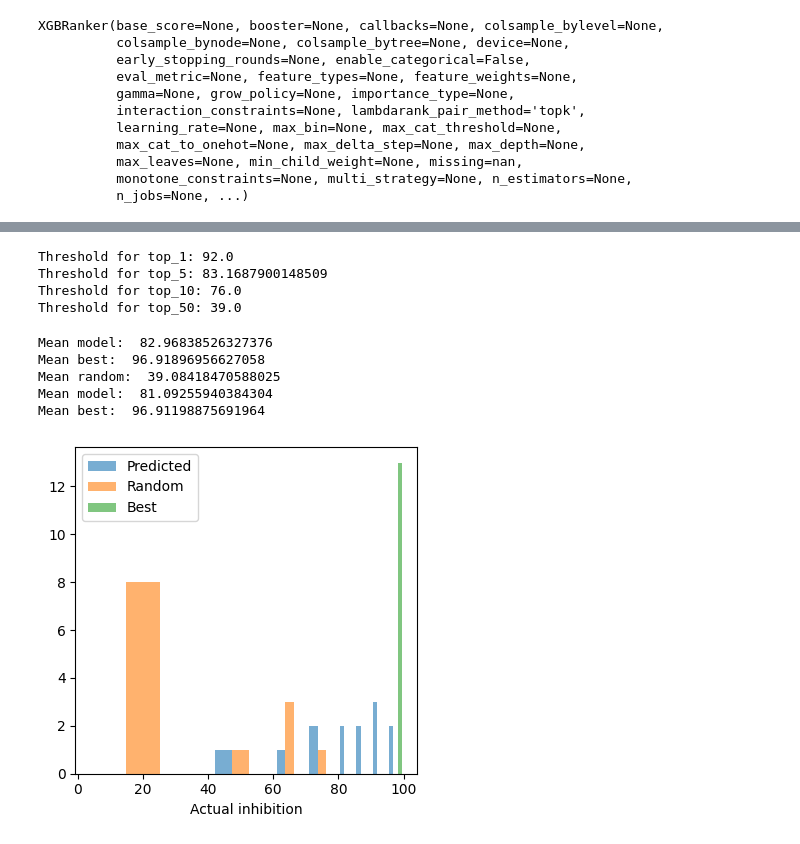
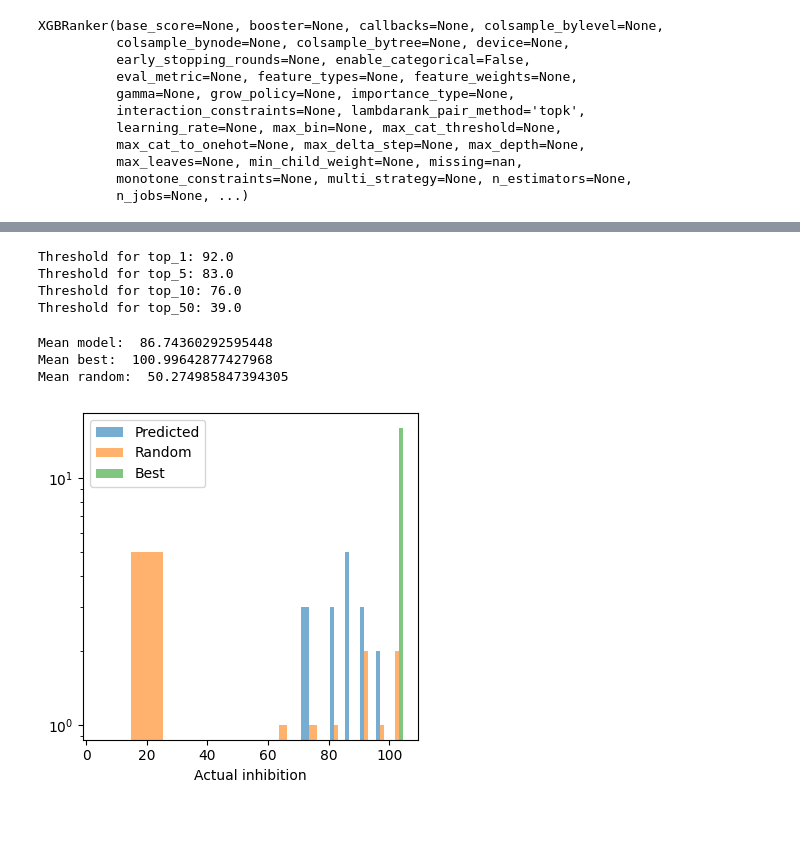
Before and after one commit to RedPenguin100/ASOdesign, a Jupyter notebook: scripts/Model1.ipynb, the cells around one changed output, grey strips where cells are left out. Drawn from its saved outputs; the diff is of its cells as text; code cells hidden in the pictures.

```diff
--- a/scripts/Model1.ipynb
+++ b/scripts/Model1.ipynb
@@ -12,5 +34,6 @@ Loading features from: ['ASO_volume(nM).csv', 'Canonical Gene Name.csv', 'Cell l
 # %%
 from scripts.data_genertion.consts import *
+
 
 class Features:
     def __init__(self, features):
@@ -33,7 +56,8 @@ class Features:
                 self.one_hot.append(feature)
             if feature in ['at_skew', 'gc_content', 'entropy', 'gc_skew',
                            'gc_content_3_prime_5', 'hairpin_score', 'homooligo_count', 'internal_fold',
-                           'nucleotide_diversity', 'stop_codon_count', 'self_energy', 'at_rich_region_score', 'poly_pyrimidine_stretch']:
+                           'nucleotide_diversity', 'stop_codon_count', 'self_energy', 'at_rich_region_score',
+                           'poly_pyrimidine_stretch', 'normalized_start']:
                 self.sequence.append(feature)
             if 'on_target_fold' in feature or feature in ['mfe_edges_45', 'mfe_window_45']:
                 self.fold.append(feature)
@@ -41,6 +65,7 @@ class Features:
     def get_all(self):
         return self.hybridization + self.sequence + self.fold
 
+
 main_df.columns
 # %% [output]
 Index(['index', 'ASO_volume(nM)', 'Canonical Gene Name', 'Cell line organism',
@@ -74,11 +99,12 @@ filtered = main_df.copy()
 filtered = filtered[filtered['Cell line organism'] == 'human']
 filtered = filtered.dropna(subset=[INHIBITION]).copy()
 # filtered = filtered.dropna(subset=[DENSITY_UPDATED]).copy()
-filtered.loc[:, 'log_inhibition'] = -np.log(1.001 - filtered[INHIBITION] / 100)
+log_correction = 1.01
+filtered.loc[:, 'log_inhibition'] = -np.log(log_correction - filtered[INHIBITION] / 100)
 filtered = filtered[~filtered[CELL_LINE].isin([
-    'Hela', # scanning modifications
-    'Human Neuronal Cell', # scanning modifications
-    'CC-2580', # scanning modifications
-    'SH-SY5Y' # non pure PS based
+    'Hela',  # scanning modifications
+    'Human Neuronal Cell',  # scanning modifications
+    'CC-2580',  # scanning modifications
+    'SH-SY5Y'  # non pure PS based
 ])]
 # %%
@@ -233,22 +325,26 @@ def geo_mean_overflow(iterable):
     return np.exp(np.log(iterable).mean())
 # %%
 def get_threshold_for_percentile(percentile, df):
-    k = max(1, int(np.ceil((percentile/ 100) * len(df))))      # desired count
-    threshold = np.partition(df, -k)[-k]          # value at 99th percentile
+    k = max(1, int(np.ceil((percentile / 100) * len(df))))  # desired count
+    threshold = np.partition(df, -k)[-k]  # value at 99th percentile
     return threshold
 
 
+# def correction(df):
+#     return (df['log_volume'])
+
 def correction(df):
-    return (df['log_volume'])
+    return (df[VOLUME] + 10) / df[VOLUME]
+
 
 for percentile in [1, 5, 10, 50]:
-    threshold = get_threshold_for_percentile(percentile, log_inhibition_to_regular(filtered['log_inhibition']) )
+    threshold = get_threshold_for_percentile(percentile, log_inhibition_to_regular(filtered['log_inhibition']))
     # print(correction(filtered))
     # print(log_inhibition_to_regular(filtered['log_inhibition']))
     print(f"Threshold for top_{percentile}: {threshold}")
 # %% [output]
 Threshold for top_1: 92.0
-Threshold for top_5: 83.1687900148509
+Threshold for top_5: 83.0
 Threshold for top_10: 76.0
 Threshold for top_50: 39.0
 # %%
@@ -256,7 +352,6 @@ percentile = 0.5
 
 train_threshold = get_threshold_for_percentile(percentile, train_pred)
 test_threshold = get_threshold_for_percentile(percentile, test_pred)
-
 
 test_mask = test_pred > test_threshold
 
@@ -265,49 +360,47 @@ top_k = test_mask.sum()
 train_mask = train_pred > train_threshold
 
 top_predicted_train = train_pred[train_mask]
-
 
 top_train = log_inhibition_to_regular(y_train[train_mask] * correction(train_filtered[train_mask]))
 
 top_predicted_test = test_pred[test_mask]
 top_test = log_inhibition_to_regular(y_test[test_mask] * correction(test_filtered[test_mask]))
 
 # k already computed as the desired sample size
 rand_mask = np.zeros(len(y_test), dtype=bool)
 rand_mask[np.random.choice(len(y_test), top_k, replace=False)] = True
 
 # ---------- best possible ----------
-all_inhib   = log_inhibition_to_regular(y_test * correction(test_filtered))
-top_best = all_inhib.nlargest(top_k).to_numpy()      # no index confusion
+all_inhib = log_inhibition_to_regular(y_test * correction(test_filtered))
+top_best = all_inhib.nlargest(top_k).to_numpy()  # no index confusion
 
 # random sample via mask
 rand_perm = y_test[rand_mask]
 top_rand_test = log_inhibition_to_regular(y_test[rand_mask] * correction(test_filtered[rand_mask]))
 
-fig, ax = plt.subplots(figsize=(4,4))
+fig, ax = plt.subplots(figsize=(4, 4))
 # ax.boxplot([top_test, top_rand_test],
 #            tick_labels=['Top‑predicted', 'Random baseline']
 #            )
 print("Mean model: ", np.mean(top_test))
 print("Mean best: ", np.mean(top_best))
 print("Mean random: ", np.mean(top_rand_test))
 
-print("Mean model: ", geo_mean_overflow(top_test))
-print("Mean best: ", geo_mean_overflow(top_best))
+# print("Mean model: ", geo_mean_overflow(top_test))
+# print("Mean best: ", geo_mean_overflow(top_best))
 # print("Mean random: ", geo_mean_overflow(top_rand_test))
 plt.hist([top_test, top_rand_test, top_best],
-         bins=[0, 40, 60, 70, 80, 85, 90, 95, 100], alpha=0.6, label=['Predicted', 'Random', 'Best'])                 # ‑‑ y‑axis on log scale
+         bins=[0, 40, 60, 70, 80, 85, 90, 95, 100, 105], alpha=0.6,
+         label=['Predicted', 'Random', 'Best'], log=True)  # ‑‑ y‑axis on log scale
 plt.xlabel('Actual inhibition')
 plt.legend()
 plt.tight_layout()
 plt.show()
 # %% [output]
-Mean model:  82.96838526327376
-Mean best:  96.91896956627058
-Mean random:  39.08418470588025
-Mean model:  81.09255940384304
-Mean best:  96.91198875691964
+Mean model:  86.74360292595448
+Mean best:  100.99642877427968
+Mean random:  50.274985847394305
-[figure, old version]
+[figure, new version]
 # %%
 MALAT_scores = model.predict(filtered[filtered[CANONICAL_GENE] == 'MALAT1'][features])
 MALAT_scores.sort()
```
Also changed, not shown: parts of 27 cells of this notebook, 7 other files.
